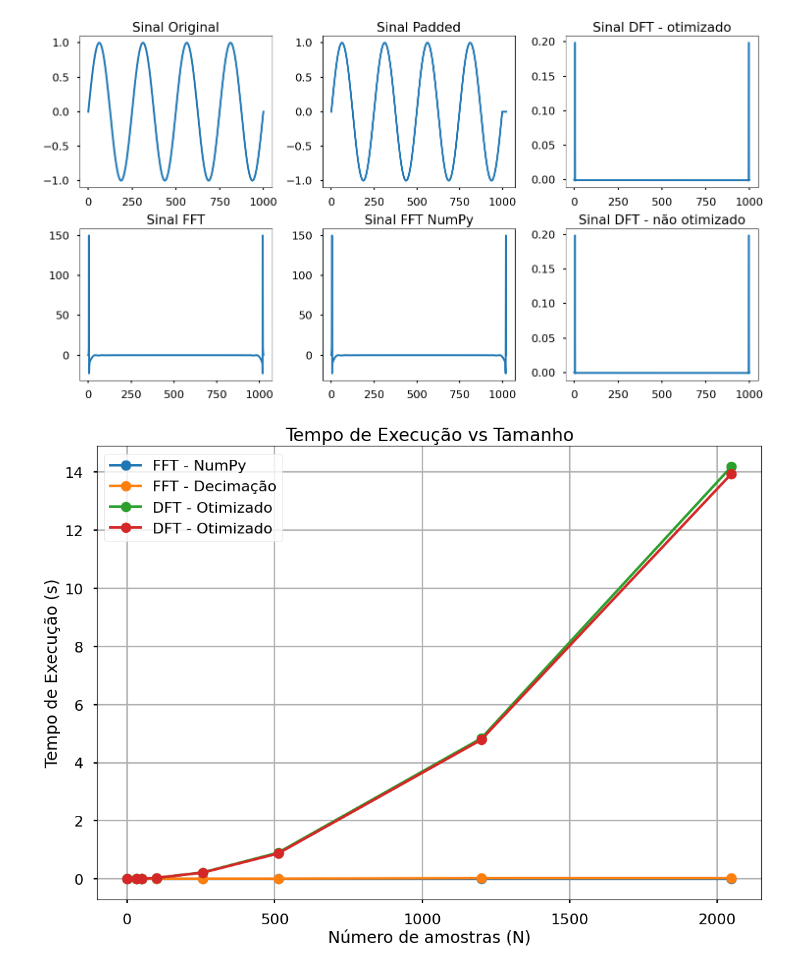
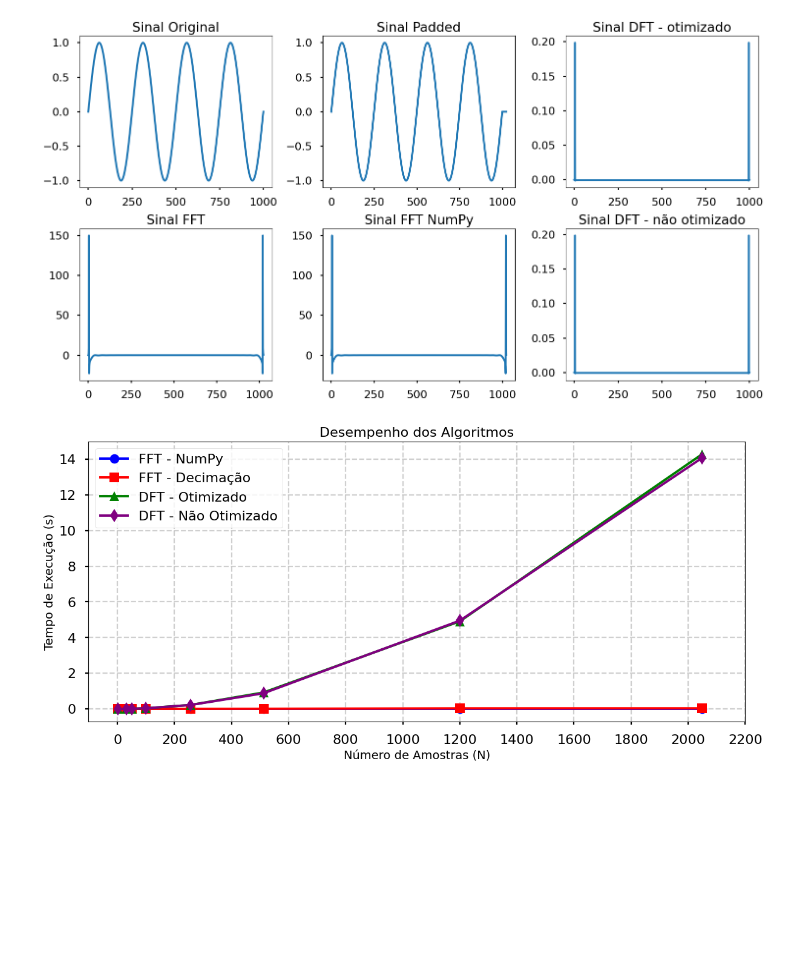
Before and after one commit to V-Emanuel/PDS, a Jupyter notebook: dft_fft.ipynb, the cells around one changed output. Saved outputs shown, nothing was run; the diff lists cells and outputs as text; code cells hidden in the pictures; blank space fills up the shorter version.

Commit message:
style: changing performance graph display settings

```diff
--- a/dft_fft.ipynb
+++ b/dft_fft.ipynb
@@ -371,39 +371,53 @@ for n in samples:
     signal_fft_np = np.fft.fft(sinal_padded)
     end = time.perf_counter()
 
     time_fft_np.append(end - start)
 
     t_test =  np.linspace(0, 4, n)
     signal_test =  signal.square(2 * np.pi * 1 * t_test)
     signal_padded = zero_padding(n, signal_test)
 
     start = time.perf_counter()
     signal_fft = fft(signal_padded)
     end = time.perf_counter()
 
     time_fft.append(end - start)
 
     start = time.perf_counter()
     signal_dft = dft_optimized(n, signal_test)
     end = time.perf_counter()
 
     time_dft.append(end - start)
 
     start = time.perf_counter()
     signal_dft_slow = dft_not_optimized(n, signal_test)
     end = time.perf_counter()
 
     time_dft_slow.append(end - start)
 
-plt.plot(samples, time_fft_np, marker='o', label='FFT - NumPy')
-plt.plot(samples, time_fft, marker='o', label='FFT - Decimação')
-plt.plot(samples, time_dft, marker='o', label='DFT - Otimizado')
-plt.plot(samples, time_dft_slow, marker='o', label='DFT - Não Otimizado')
-plt.title('Tempo de Execução vs Tamanho')
-plt.xlabel('Número de amostras (N)')
-plt.ylabel('Tempo de Execução (s)')
+plt.figure(figsize=(14, 6))  # Tornando o gráfico mais comprido
+
+# Plotando os dados com cores diferentes e marcadores simples
+plt.plot(samples, time_fft_np, marker='o', color='blue', label='FFT - NumPy')
+plt.plot(samples, time_fft, marker='s', color='red', label='FFT - Decimação')
+plt.plot(samples, time_dft, marker='^', color='green', label='DFT - Otimizado')
+plt.plot(samples, time_dft_slow, marker='d', color='purple', label='DFT - Não Otimizado')
+
+# Título e rótulos
+plt.title('Desempenho dos Algoritmos', fontsize=16)
+plt.xlabel('Número de Amostras (N)', fontsize=14)
+plt.ylabel('Tempo de Execução (s)', fontsize=14)
+
+# Ajuste dos ticks no eixo x para múltiplos de 200
+plt.xticks(ticks=range(0, max(samples) + 200, 200))
+
+# Adicionar grade leve
+plt.grid(True, linestyle='--', alpha=0.6)
+
+# Adicionar legenda
 plt.legend()
-plt.grid(True)
+
+# Mostrar o gráfico
 plt.show()
 # %% [output]
-[figure, old version]
+[figure, new version]
```
